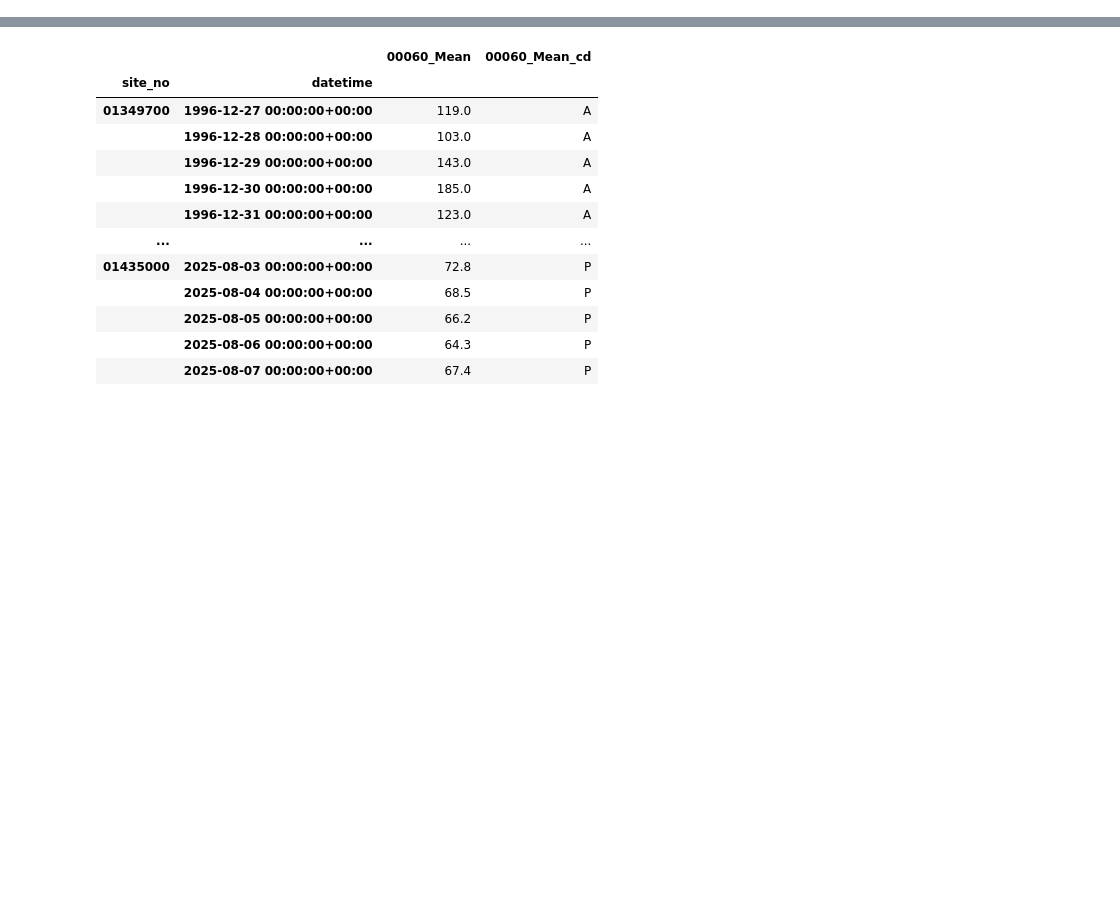
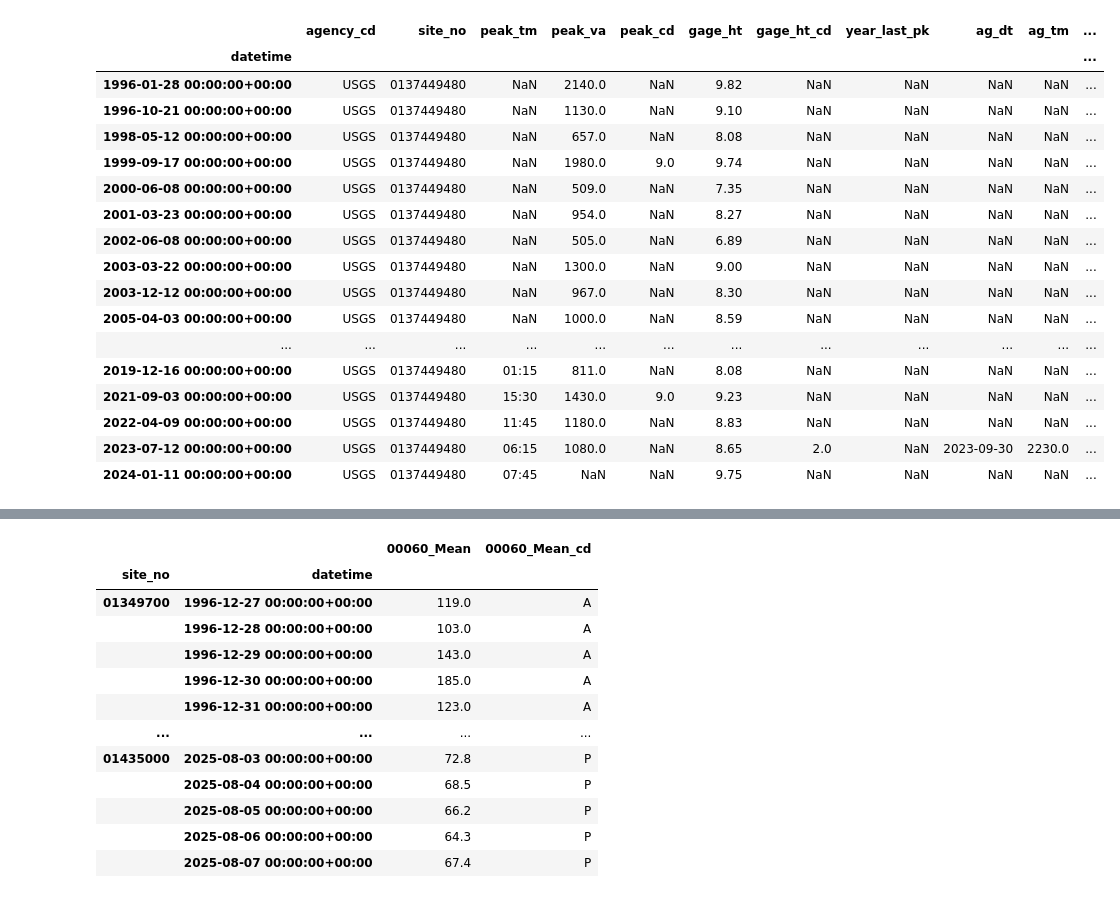
Before and after one commit to kroy/nyc_water_supply_analysis, a Jupyter notebook: code/streamflow.ipynb, the cells around one changed output, grey strips where cells are left out. Saved outputs shown, nothing was run; the diff lists cells and outputs as text; code cells hidden in the pictures; blank space fills up the shorter version.

```diff
--- a/code/streamflow.ipynb
+++ b/code/streamflow.ipynb
@@ -41,6 +36,8 @@ stream_gages_in_watershed
 # %%
 esopus_coldbrook_site = "01362500"
 delaware_walton_site = "01423000"
+e_croton_putnam_site = "0137449480"
+w_croton_richardsville_site = "01374559"
 # see https://help.waterdata.usgs.gov/code/parameter_cd_query?fmt=rdb&group_cd=PHY&inline=true
 discharge_param_code = "00060" # ft3/s
 peak_discharge_param_code = "62856" #ft3/s
@@ -55,0 +122,26 @@ raw_measurements_df, meta = nwis.get_dv(sites=site_ids, parameterCd=parameter_co
+# %%
+# use delaware walton site for testing some things out
+e_croton_putnam, meta = nwis.get_discharge_peaks(sites=e_croton_putnam_site, start="1930-10-01")
+# calculate F(X)
+#   empirical probability of a flow being less than X
+e_croton_putnam["rel_freq"] = e_croton_putnam["peak_va"].apply(lambda x: calc_relative_frequency(x, e_croton_putnam["peak_va"]))
+e_croton_putnam["peak_cumecs"] = e_croton_putnam["peak_va"] * cubic_ft_cumec_const
+# %% [output]
+|  | agency_cd | site_no | peak_tm | peak_va | peak_cd | gage_ht | gage_ht_cd | year_last_pk | ag_dt | ag_tm | ... |
+| datetime |  |  |  |  |  |  |  |  |  |  | ... |
+| 1996-01-28 00:00:00+00:00 | USGS | 0137449480 | NaN | 2140.0 | NaN | 9.82 | NaN | NaN | NaN | NaN | ... |
+| 1996-10-21 00:00:00+00:00 | USGS | 0137449480 | NaN | 1130.0 | NaN | 9.10 | NaN | NaN | NaN | NaN | ... |
+| 1998-05-12 00:00:00+00:00 | USGS | 0137449480 | NaN | 657.0 | NaN | 8.08 | NaN | NaN | NaN | NaN | ... |
+| 1999-09-17 00:00:00+00:00 | USGS | 0137449480 | NaN | 1980.0 | 9.0 | 9.74 | NaN | NaN | NaN | NaN | ... |
+| 2000-06-08 00:00:00+00:00 | USGS | 0137449480 | NaN | 509.0 | NaN | 7.35 | NaN | NaN | NaN | NaN | ... |
+| 2001-03-23 00:00:00+00:00 | USGS | 0137449480 | NaN | 954.0 | NaN | 8.27 | NaN | NaN | NaN | NaN | ... |
+| 2002-06-08 00:00:00+00:00 | USGS | 0137449480 | NaN | 505.0 | NaN | 6.89 | NaN | NaN | NaN | NaN | ... |
+| 2003-03-22 00:00:00+00:00 | USGS | 0137449480 | NaN | 1300.0 | NaN | 9.00 | NaN | NaN | NaN | NaN | ... |
+| 2003-12-12 00:00:00+00:00 | USGS | 0137449480 | NaN | 967.0 | NaN | 8.30 | NaN | NaN | NaN | NaN | ... |
+| 2005-04-03 00:00:00+00:00 | USGS | 0137449480 | NaN | 1000.0 | NaN | 8.59 | NaN | NaN | NaN | NaN | ... |
+| ... | ... | ... | ... | ... | ... | ... | ... | ... | ... | ... | ... |
+| 2019-12-16 00:00:00+00:00 | USGS | 0137449480 | 01:15 | 811.0 | NaN | 8.08 | NaN | NaN | NaN | NaN | ... |
+| 2021-09-03 00:00:00+00:00 | USGS | 0137449480 | 15:30 | 1430.0 | 9.0 | 9.23 | NaN | NaN | NaN | NaN | ... |
+| 2022-04-09 00:00:00+00:00 | USGS | 0137449480 | 11:45 | 1180.0 | NaN | 8.83 | NaN | NaN | NaN | NaN | ... |
+| 2023-07-12 00:00:00+00:00 | USGS | 0137449480 | 06:15 | 1080.0 | NaN | 8.65 | 2.0 | NaN | 2023-09-30 | 2230.0 | ... |
+| 2024-01-11 00:00:00+00:00 | USGS | 0137449480 | 07:45 | NaN | NaN | 9.75 | NaN | NaN | NaN | NaN | ... |
```
Also changed, not shown: parts of 13 cells of this notebook, 2 other files.
